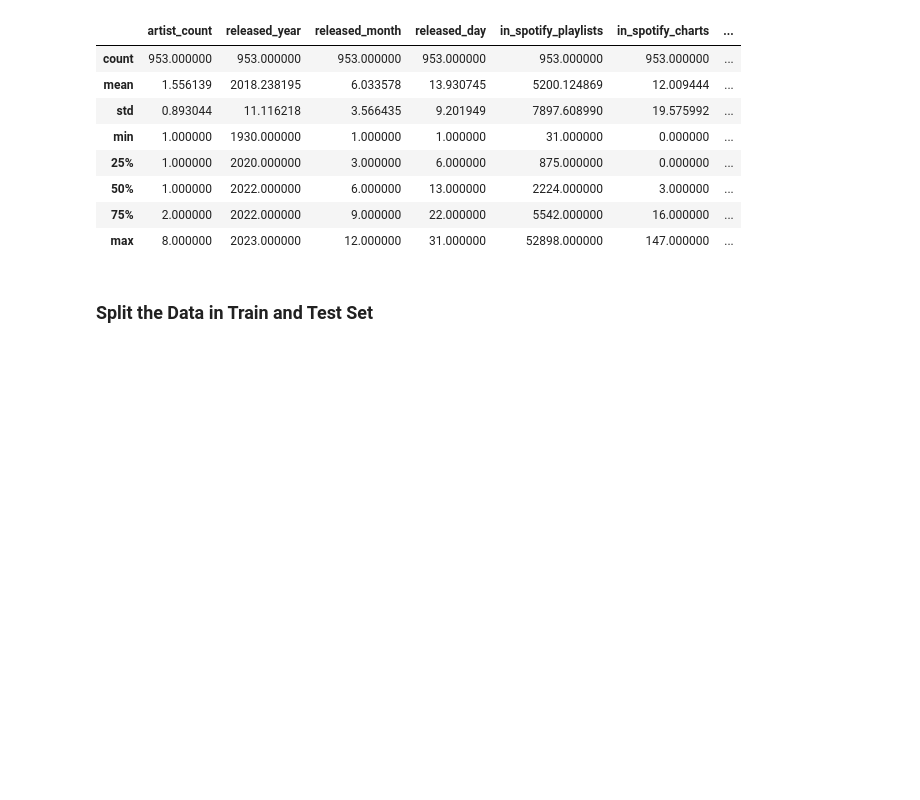
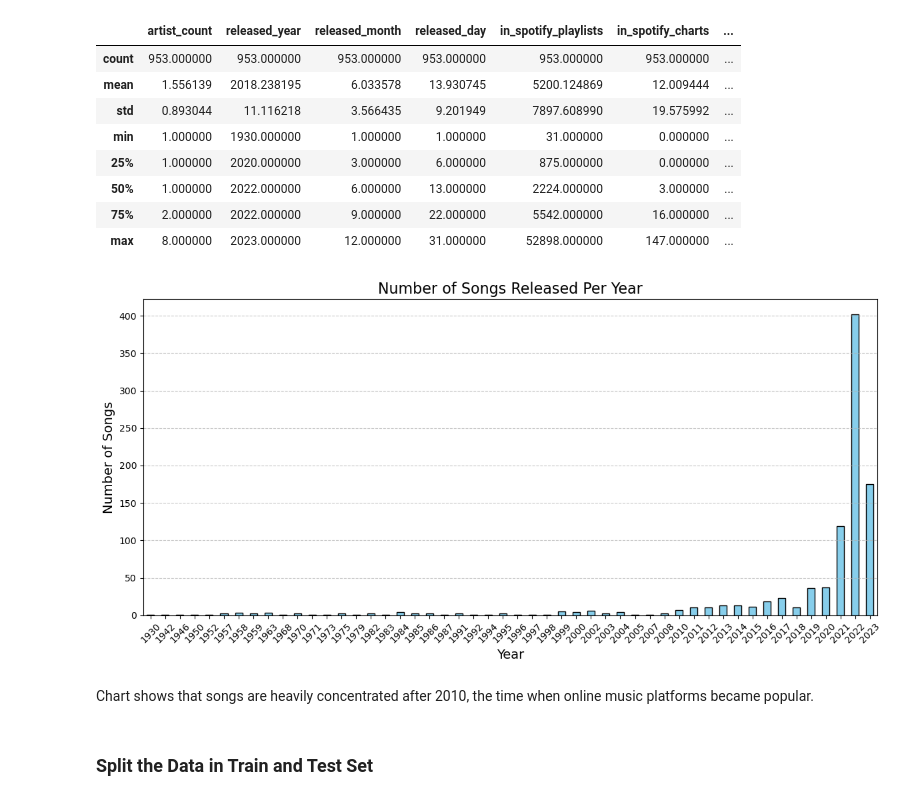
Before and after one commit to daoviethoang1402/audio-pop-corr-analysis, a Jupyter notebook: notebooks/notebook.ipynb, the cells around one changed output. Saved outputs shown, nothing was run; the diff lists cells and outputs as text; code cells hidden in the pictures; blank space fills up the shorter version.

```diff
--- a/notebooks/notebook.ipynb
+++ b/notebooks/notebook.ipynb
@@ -85,6 +85,34 @@ spotify_2023_df.describe()
 | 50% | 1.000000 | 2022.000000 | 6.000000 | 13.000000 | 2224.000000 | 3.000000 | ... |
 | 75% | 2.000000 | 2022.000000 | 9.000000 | 22.000000 | 5542.000000 | 16.000000 | ... |
 | max | 8.000000 | 2023.000000 | 12.000000 | 31.000000 | 52898.000000 | 147.000000 | ... |
+# %%
+def plot_songs_per_year(dataset: pd.DataFrame, year_column: str = 'released_year') -> None:
+    """
+    Plots a histogram showing the number of songs released per year.
+
+    Parameters:
+    dataset (DataFrame): The dataset containing the release year information.
+    year_column (str): The column name representing the release year.
+
+    Returns:
+    None
+    """
+    plt.figure(figsize=(12, 6))
+    dataset[year_column].value_counts().sort_index().plot(kind='bar', color='skyblue', edgecolor='black')
+    plt.title('Number of Songs Released Per Year', fontsize=16)
+    plt.xlabel('Year', fontsize=14)
+    plt.ylabel('Number of Songs', fontsize=14)
+    plt.xticks(rotation=45)
+    plt.grid(axis='y', linestyle='--', alpha=0.7)
+    plt.tight_layout()
+    plt.show()
+
+plot_songs_per_year(spotify_2023_df, year_column='released_year')
+# %% [output]
+[figure, added]
+# %% [markdown]
+
+Chart shows that songs are heavily concentrated after 2010, the time when online music platforms became popular.
 # %% [markdown]
 ### Split the Data in Train and Test Set
 # %% [markdown]
```
Also changed, not shown: parts of 51 cells of this notebook.
